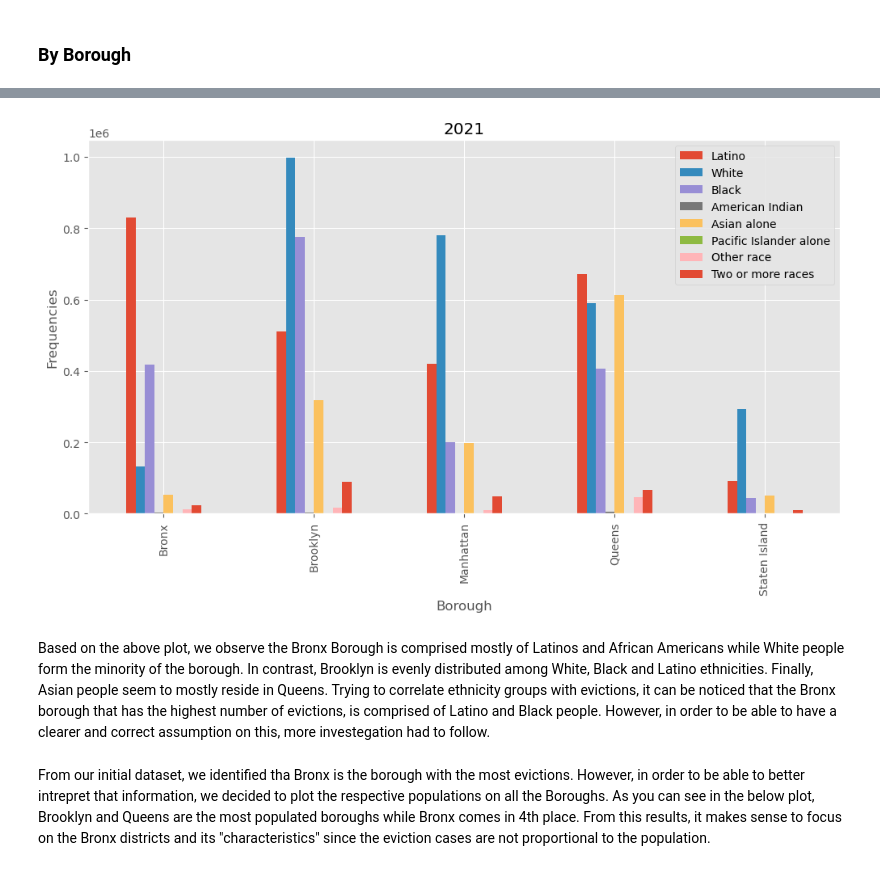
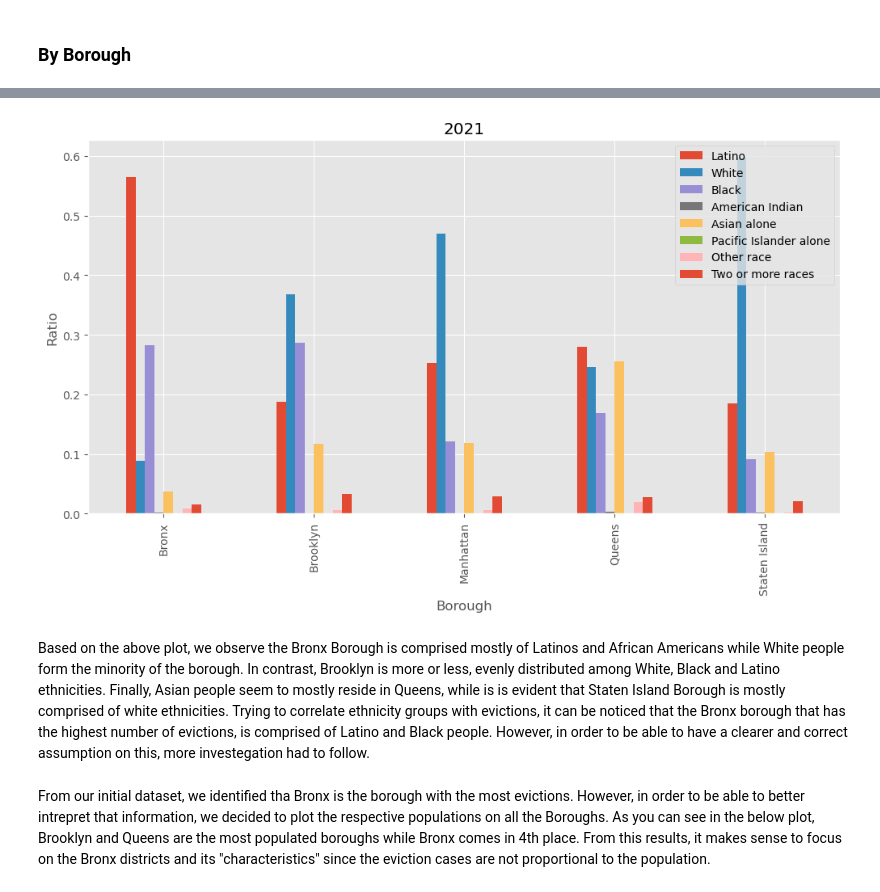
Before and after one commit to FranziskaMarie/Evictions-NYC, a Jupyter notebook: social_test.ipynb, the cells around one changed output, grey strips where cells are left out. Cells and saved outputs as stored; diff of their text form; code cells hidden in the pictures.

```diff
--- a/social_test.ipynb
+++ b/social_test.ipynb
@@ -425,0 +478,3 @@ dem_borough_all = [dem_2017_borough, dem_2018_borough, dem_2019_borough, dem_202
+# %%
+dem_2021_borough['sum']= dem_2021_borough.sum(axis=1)
+dem_2021_borough
@@ -425,0 +489,3 @@ dem_borough_all = [dem_2017_borough, dem_2018_borough, dem_2019_borough, dem_202
+# %%
+df_norm_rat = dem_2021_borough.div(dem_2021_borough['sum'], axis=0)
+df_norm_rat = df_norm_rat.drop(['sum'], axis=1)
@@ -426,12 +502,12 @@ dem_borough_all = [dem_2017_borough, dem_2018_borough, dem_2019_borough, dem_202
 # %%
-dem_2021_borough.plot.bar()
-plt.ylabel('Frequencies')
+df_norm_rat.plot.bar()
+plt.ylabel('Ratio')
 plt.title('2021')
 plt.show()
 # %% [output]
-[figure, old version]
+[figure, new version]
 # %% [markdown]
-Based on the above plot, we observe the Bronx Borough is comprised mostly of Latinos and African Americans while White people form the minority of the borough. In contrast, Brooklyn is evenly distributed among White, Black and Latino ethnicities. Finally, Asian people seem to mostly reside in Queens. Trying to correlate ethnicity groups with evictions, it can be noticed that the Bronx borough that has the highest number of evictions, is comprised of Latino and Black people. However, in order to be able to have a clearer and correct assumption on this, more investegation had to follow.
+Based on the above plot, we observe the Bronx Borough is comprised mostly of Latinos and African Americans while White people form the minority of the borough. In contrast, Brooklyn is more or less, evenly distributed among White, Black and Latino ethnicities. Finally, Asian people seem to mostly reside in Queens, while is is evident that Staten Island Borough is mostly comprised of white ethnicities. Trying to correlate ethnicity groups with evictions, it can be noticed that the Bronx borough that has the highest number of evictions, is comprised of Latino and Black people. However, in order to be able to have a clearer and correct assumption on this, more investegation had to follow.
 # %%
 dem_borough_total_pop = [dem2017.groupby("Borough")['Pop_1E'].sum(), dem2018.groupby("Borough")['Pop_1E'].sum(), dem2019.groupby("Borough")['Pop_1E'].sum(), dem2020.groupby("Borough")['Pop_1E'].sum(), dem2021.groupby("Borough")['Pop_1E'].sum()]
 # %%
```
Also changed, not shown: parts of 14 cells of this notebook.
